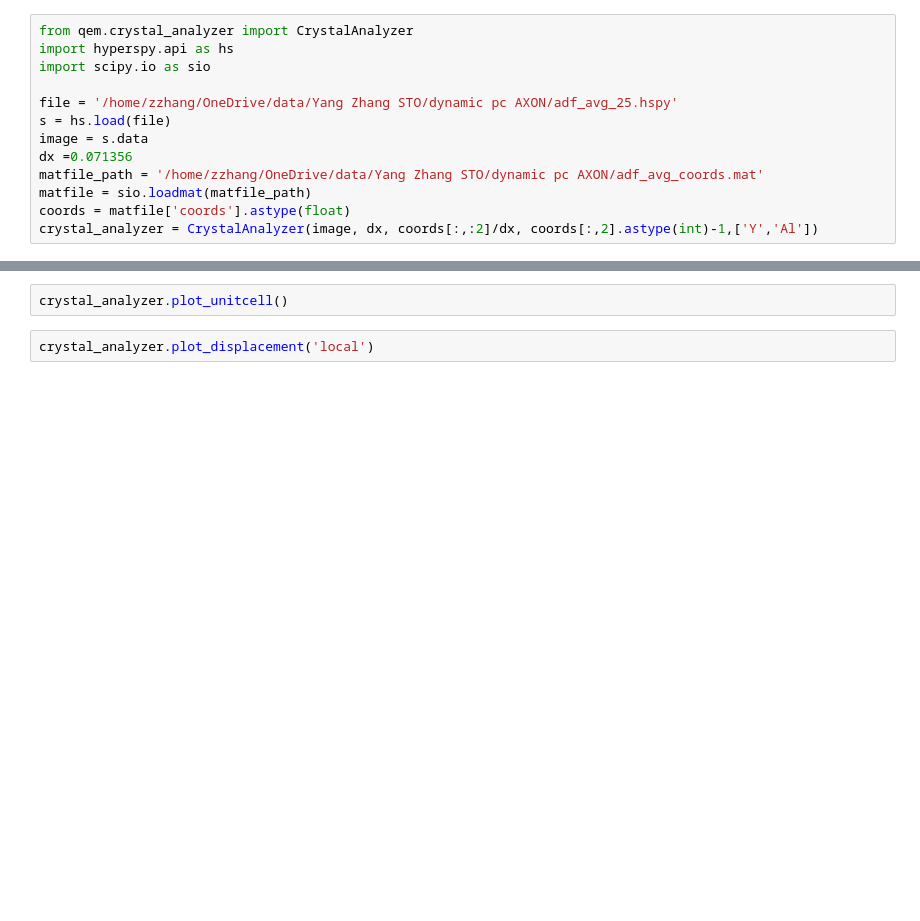
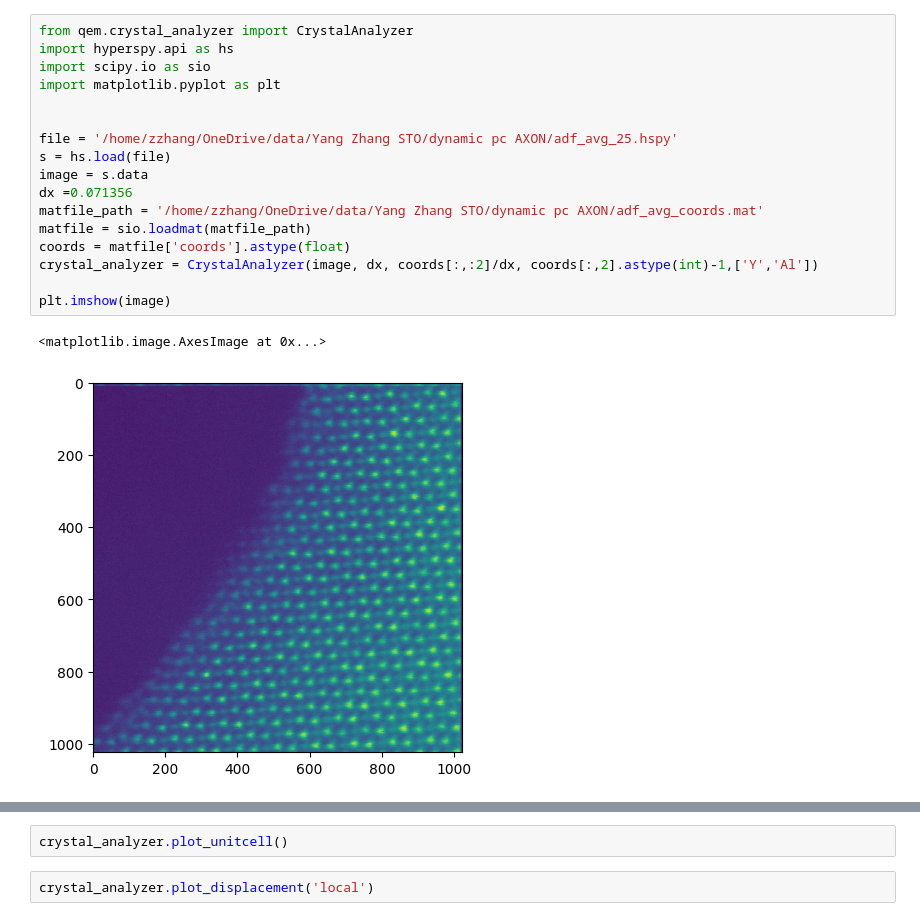
Before and after one commit to zezhong-zhang/qem, a Jupyter notebook: examples/crystal_analyzer.ipynb, the cells around one changed output, grey strips where cells are left out. Saved outputs shown, nothing was run; the diff lists cells and outputs as text; blank space fills up the shorter version.

```diff
--- a/examples/crystal_analyzer.ipynb
+++ b/examples/crystal_analyzer.ipynb
@@ -1,16 +1,23 @@
 # %%
 from qem.crystal_analyzer import CrystalAnalyzer
 import hyperspy.api as hs
 import scipy.io as sio
+import matplotlib.pyplot as plt
+
 
 file = '/home/zzhang/OneDrive/data/Yang Zhang STO/dynamic pc AXON/adf_avg_25.hspy'
 s = hs.load(file)
 image = s.data
 dx =0.071356
 matfile_path = '/home/zzhang/OneDrive/data/Yang Zhang STO/dynamic pc AXON/adf_avg_coords.mat'
 matfile = sio.loadmat(matfile_path)
 coords = matfile['coords'].astype(float)
 crystal_analyzer = CrystalAnalyzer(image, dx, coords[:,:2]/dx, coords[:,2].astype(int)-1,['Y','Al'])
+
+plt.imshow(image)
+# %% [output]
+<matplotlib.image.AxesImage at 0x...>
+[figure, added]
 # %%
 import numpy as np
 cif_file_path = '/home/zzhang/OneDrive/data/Yang Zhang STO/STEM/72104-CaYAlO4-rotated.cif'
```
Also changed, not shown: parts of 14 cells of this notebook, 1 other file.
